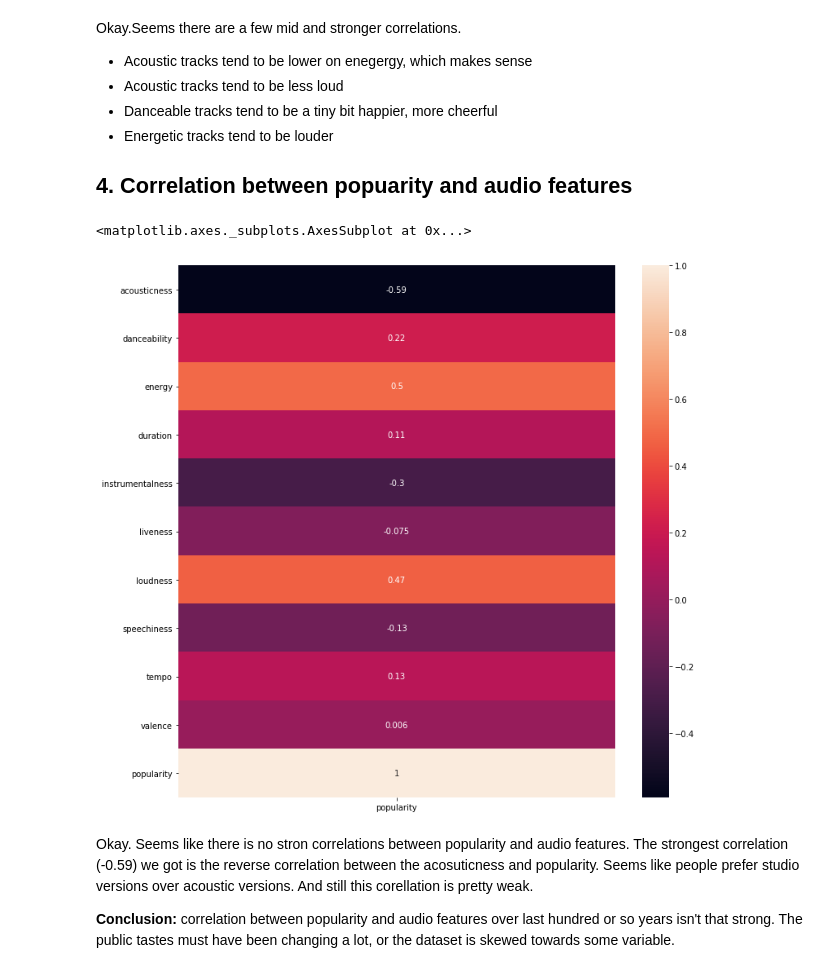
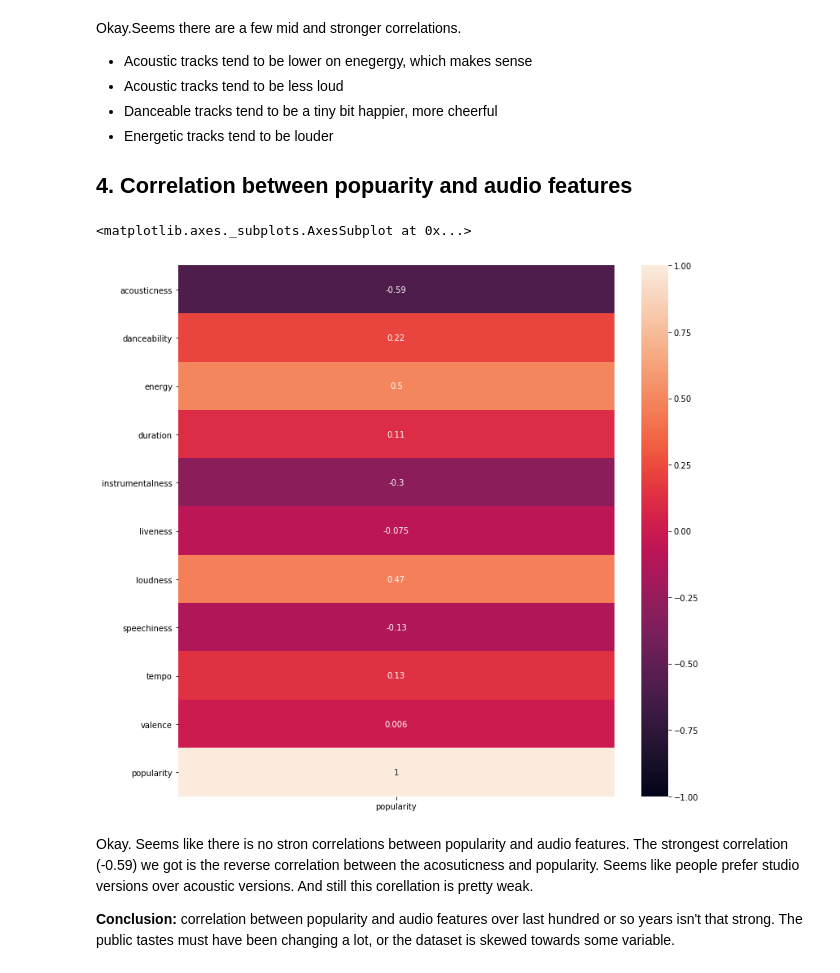
Before and after one commit to romandek/spotify-EDA, a Jupyter notebook: spotify-eda.ipynb, the cells around one changed output. Drawn from its saved outputs; the diff is of its cells as text; code cells hidden in the pictures.

```diff
--- a/spotify-eda.ipynb
+++ b/spotify-eda.ipynb
@@ -183,12 +183,12 @@ Okay.Seems there are a few mid and stronger correlations.
 # %%
 fig = plt.figure(figsize=(12,12))
 columns_with_popularity = columns
 #columns_with_popularity.append('popularity')
 df = tracks[columns_with_popularity].corr()
-sns.heatmap(df[['popularity']], annot=True)
+sns.heatmap(df[['popularity']], annot=True, vmin=-1, vmax=1)
 # %% [output]
 <matplotlib.axes._subplots.AxesSubplot at 0x...>
-[figure, old version]
+[figure, new version]
 # %% [markdown]
 Okay. Seems like there is no stron correlations between popularity and audio features. The strongest correlation (-0.59) we got is the reverse correlation between the acosuticness and popularity. Seems like people prefer studio versions over acoustic versions. And still this corellation is pretty weak.
 
```
Also changed, not shown: parts of 10 cells of this notebook.
